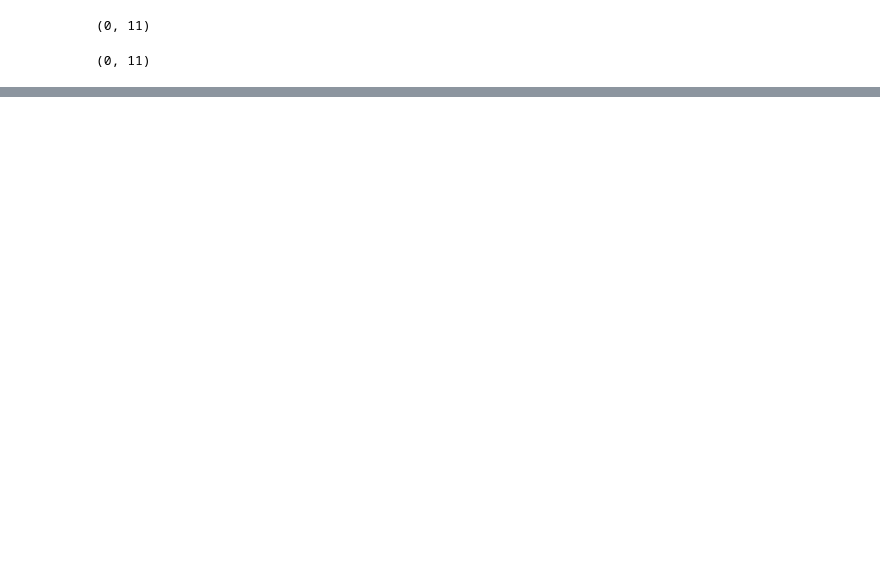
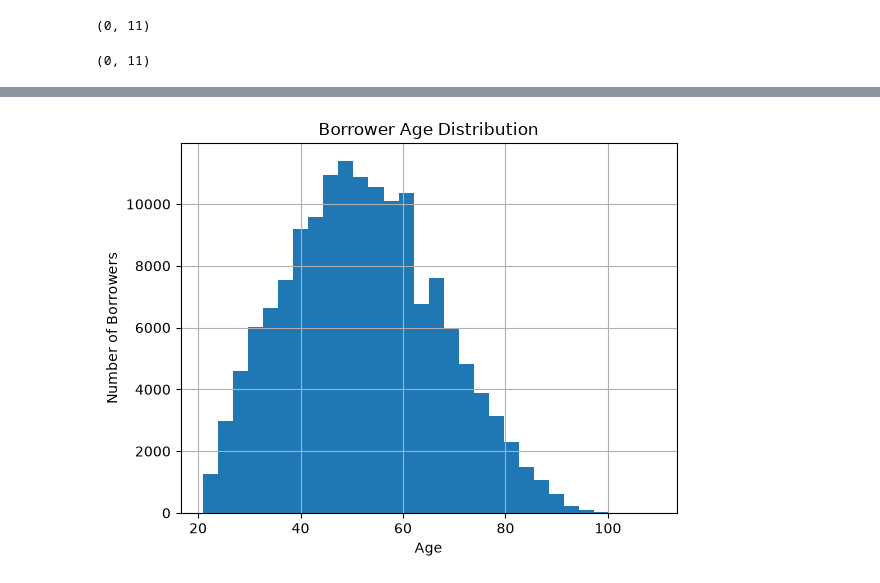
Before and after one commit to hellloaditya/credit-risk-early-warning, a Jupyter notebook: notebooks/01_data_inspection_and_cleaning.ipynb, the cells around one changed output, grey strips where cells are left out. Saved outputs shown, nothing was run; the diff lists cells and outputs as text; code cells hidden in the pictures; blank space fills up the shorter version.

```diff
--- a/notebooks/01_data_inspection_and_cleaning.ipynb
+++ b/notebooks/01_data_inspection_and_cleaning.ipynb
@@ -102,0 +126,9 @@ df[df["NumberOfDependents"] < 0].shape
+# %%
+df["age"].hist(bins=30)
+
+plt.title("Borrower Age Distribution")
+plt.xlabel("Age")
+plt.ylabel("Number of Borrowers")
+plt.show()
+# %% [output]
+[figure, added]
```
Also changed, not shown: parts of 3 cells of this notebook.
